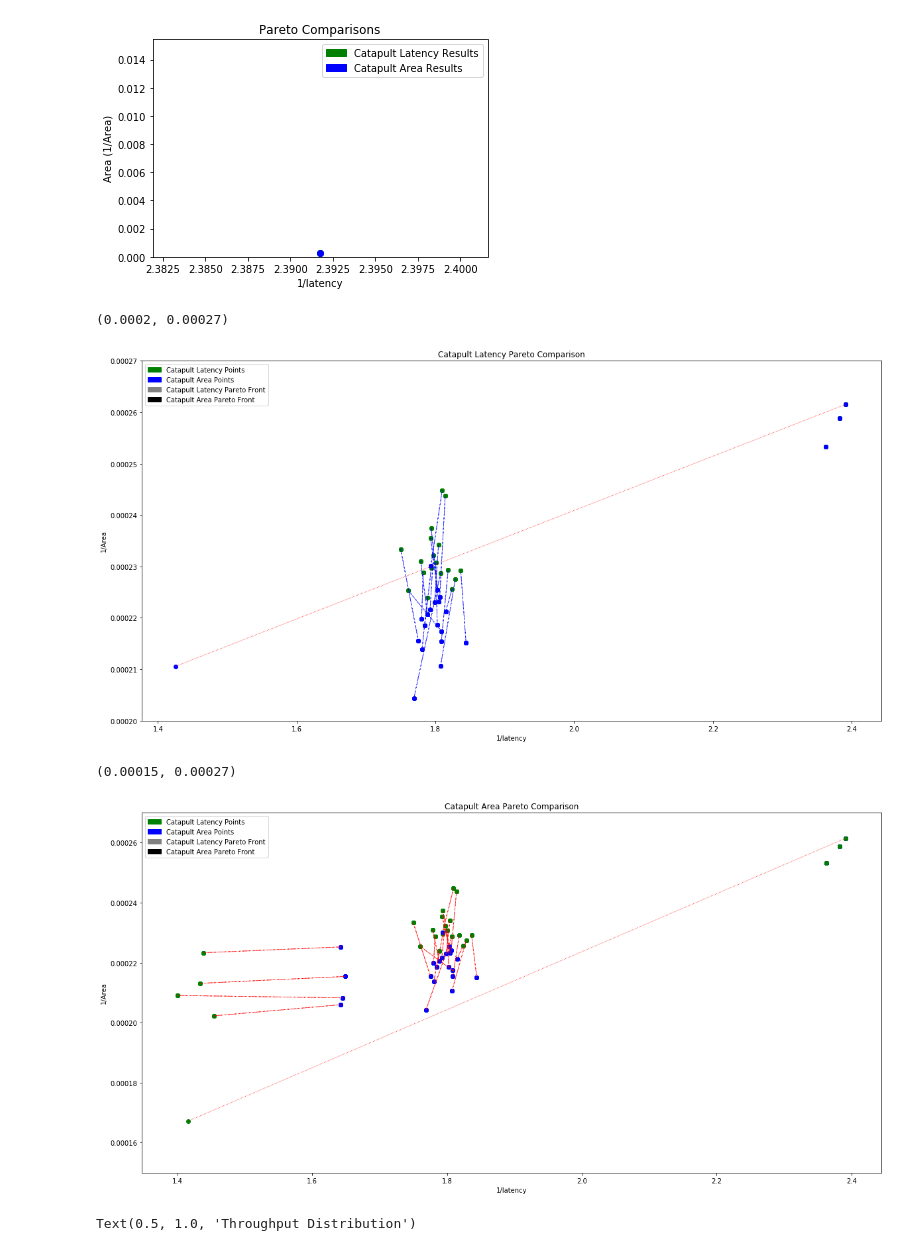
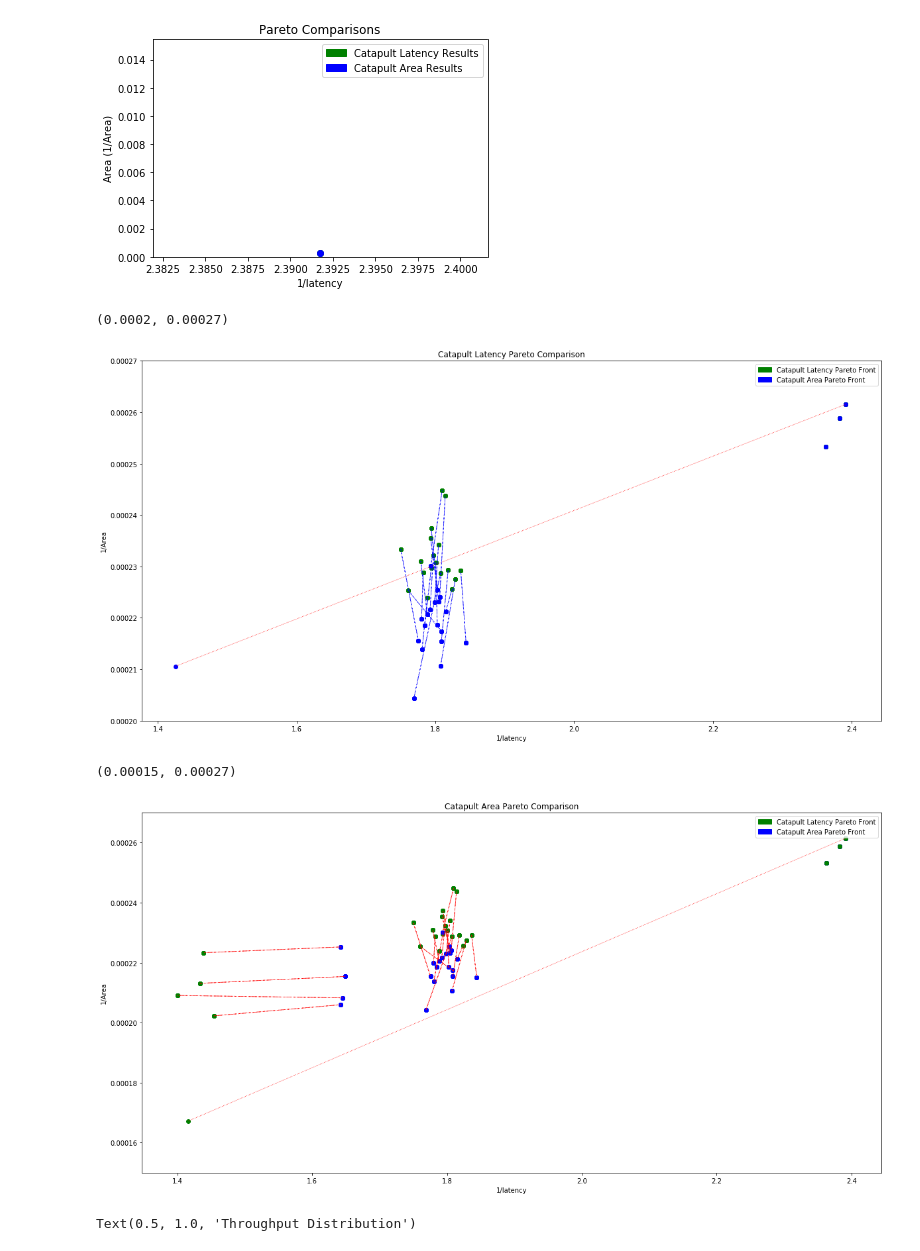
Before and after one commit to KastnerRG/Spector-HLS, a Jupyter notebook: dct/results/postproc/asic_dct_postproc.ipynb, the cells around one changed output. Saved outputs shown, nothing was run; the diff lists cells and outputs as text; code cells hidden in the pictures.

```diff
--- a/dct/results/postproc/asic_dct_postproc.ipynb
+++ b/dct/results/postproc/asic_dct_postproc.ipynb
@@ -206,6 +206,9 @@ y_pareto3_sorted=sorted(y_pareto3_sorted, key=itemgetter(2))
 def euclid(a,b,c,d):
     t=math.sqrt(((a-b)**2)+((c-d)**2))
     return t
+# %%
+c_lat_esp=0.75
+c_area_esp=0.75
 # %%
 c_latdfx_copy=c_latdfx.copy()
 for i in y_pareto2_index:
@@ -213,7 +216,7 @@ for i in y_pareto2_index:
 c_lat_pts=[]
 for i in range(len(y_pareto2_index)):
     for index,row in c_latdfx_copy.iterrows():
-        if euclid(1/row['obj1'],y_pareto2[i][0],1/row['obj2'],y_pareto2[i][1])<0.75:
+        if euclid(1/row['obj1'],y_pareto2[i][0],1/row['obj2'],y_pareto2[i][1])<c_lat_esp:
             if index in c_lat_pts:
                 pass
             else:
@@ -226,7 +229,7 @@ for i in y_pareto3_index:
 c_area_pts=[]
 for i in range(len(y_pareto3_index)):
     for index,row in c_areadfx_copy.iterrows():
-        if euclid(1/row['obj1'],y_pareto3[i][0],1/row['obj2'],y_pareto3[i][1])<0.75:
+        if euclid(1/row['obj1'],y_pareto3[i][0],1/row['obj2'],y_pareto3[i][1])<c_area_esp:
             if index in c_area_pts:
                 pass
             else:
@@ -250,42 +253,39 @@ for i in range(len(li)):
 
         plt.scatter(x=1/(b[0][8]), y=1/(b[0][9]), c='b')
 
 for i in range(len(li)):
 
     if li[i][1].empty==False:
         b=li[i][1].get_values()
         plt.plot([y_pareto2[i][0], 1/(b[0][8])],[y_pareto2[i][1], 1/b[0][9]],'r:',linewidth=0.8)
 
 for i in range(len(li2)):
     if li2[i][1].empty==False:
         b=li2[i][1].get_values()
         plt.scatter(x=1/c_latdfx_copy.loc[li2[i][0]]['obj1'], y=1/c_latdfx_copy.loc[li2[i][0]]['obj2'], c='g')
 
         plt.scatter(x=1/(b[0][8]), y=1/(b[0][9]), c='b')
 
 for i in range(len(li2)):
     if li2[i][1].empty==False:
         b=li2[i][1].get_values()
         plt.plot([1/c_latdfx_copy.loc[li2[i][0]]['obj1'], 1/(b[0][8])],[1/c_latdfx_copy.loc[li2[i][0]]['obj2'], 1/b[0][9]],'b:',linewidth=0.8)
 
 
-
-green_data = mpatches.Patch(color='green', label='Catapult Latency Points')
-blue_data = mpatches.Patch(color='blue', label='Catapult Area Points')
 for i in range(len(y_pareto2_index)-1):
-    plt.plot([y_pareto2_sorted[i][0],y_pareto2_sorted[i+1][0]],[y_pareto2_sorted[i][1],y_pareto2_sorted[i+1][1]],'gray',linewidth=3)
+    plt.plot([y_pareto2_sorted[i][0],y_pareto2_sorted[i+1][0]],[y_pareto2_sorted[i][1],y_pareto2_sorted[i+1][1]],'green',linewidth=3)
 for i in range(len(y_pareto3_index)-1):
-    plt.plot([y_pareto3_sorted[i][0],y_pareto3_sorted[i+1][0]],[y_pareto3_sorted[i][1],y_pareto3_sorted[i+1][1]],'black',linewidth=3)
-gray_data = mpatches.Patch(color='gray', label='Catapult Latency Pareto Front')
-black_data = mpatches.Patch(color='black', label='Catapult Area Pareto Front')
-plt.legend(handles=[green_data,blue_data,gray_data,black_data])
+    plt.plot([y_pareto3_sorted[i][0],y_pareto3_sorted[i+1][0]],[y_pareto3_sorted[i][1],y_pareto3_sorted[i+1][1]],'blue',linewidth=3)
+green_data = mpatches.Patch(color='green', label='Catapult Latency Pareto Front')
+blue_data = mpatches.Patch(color='blue', label='Catapult Area Pareto Front')
+plt.legend(handles=[green_data,blue_data])
 plt.title('Catapult Latency Pareto Comparison')
 plt.xlabel('1/latency')
 plt.ylabel('1/Area')
 plt.ylim(0.0002,0.00027)
 # %% [output]
 (0.0002, 0.00027)
-[figure, old version]
+[figure, new version]
 # %%
 li=[]
 for i in y_pareto3_index:
@@ -318,22 +318,20 @@ for i in range(len(li2)):
         plt.plot([1/c_areadfx_copy.loc[li2[i][0]]['obj1'], 1/(b[0][8])],[1/c_areadfx_copy.loc[li2[i][0]]['obj2'], 1/b[0][9]],'r:',linewidth=0.8)
 
 
-green_data = mpatches.Patch(color='green', label='Catapult Latency Points')
-blue_data = mpatches.Patch(color='blue', label='Catapult Area Points')
 for i in range(len(y_pareto2_index)-1):
-    plt.plot([y_pareto2_sorted[i][0],y_pareto2_sorted[i+1][0]],[y_pareto2[i][1],y_pareto2_sorted[i+1][1]],'gray',linewidth=5)
+    plt.plot([y_pareto2_sorted[i][0],y_pareto2_sorted[i+1][0]],[y_pareto2[i][1],y_pareto2_sorted[i+1][1]],'green',linewidth=5)
 for i in range(len(y_pareto3_index)-1):
-    plt.plot([y_pareto3_sorted[i][0],y_pareto3_sorted[i+1][0]],[y_pareto3[i][1],y_pareto3_sorted[i+1][1]],'black',linewidth=5)
-gray_data = mpatches.Patch(color='gray', label='Catapult Latency Pareto Front')
-black_data = mpatches.Patch(color='black', label='Catapult Area Pareto Front')
-plt.legend(handles=[green_data,blue_data,gray_data,black_data])
+    plt.plot([y_pareto3_sorted[i][0],y_pareto3_sorted[i+1][0]],[y_pareto3[i][1],y_pareto3_sorted[i+1][1]],'blue',linewidth=5)
+green_data = mpatches.Patch(color='green', label='Catapult Latency Pareto Front')
+blue_data = mpatches.Patch(color='blue', label='Catapult Area Pareto Front')
+plt.legend(handles=[green_data,blue_data])
 plt.title('Catapult Area Pareto Comparison')
 plt.xlabel('1/latency')
 plt.ylabel('1/Area')
 plt.ylim(0.00015,0.00027)
 # %% [output]
 (0.00015, 0.00027)
-[figure, old version]
+[figure, new version]
 # %%
 li=[]
 asic_cat_violin1=pd.read_csv("../asic/asic_catapult_dct_area_violin.csv",index_col=None)
```
Also changed, not shown: parts of 1 cell of this notebook, 1 other file.
